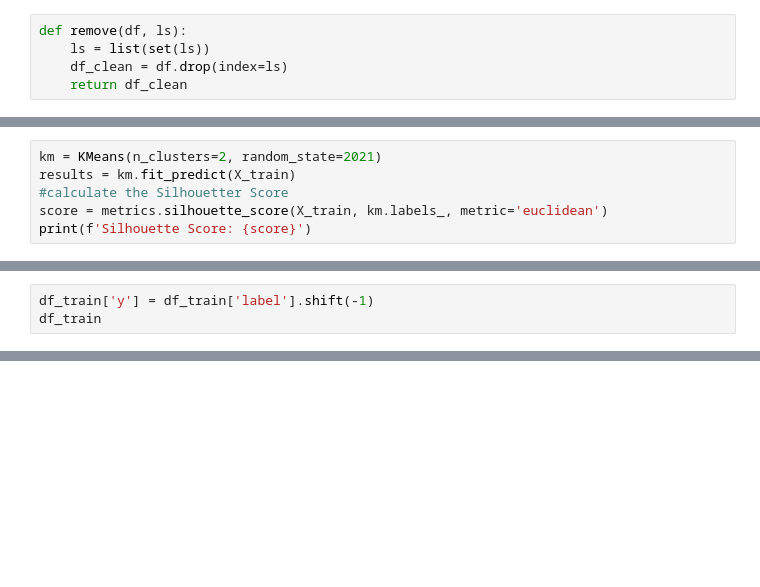
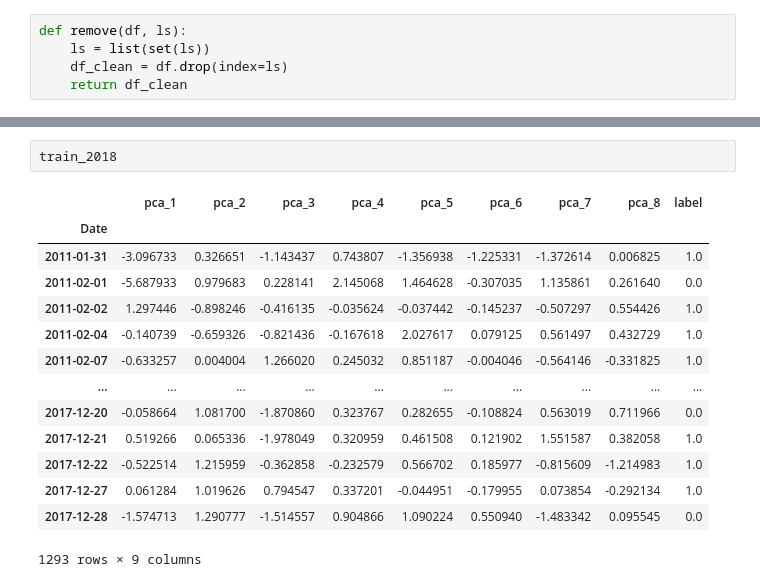
Before and after one commit to Vaanke/IAQF22, a Jupyter notebook: IAQF.ipynb, the cells around one changed output, grey strips where cells are left out. Drawn from its saved outputs; the diff is of its cells as text; blank space fills up the shorter version.

```diff
--- a/IAQF.ipynb
+++ b/IAQF.ipynb
@@ -173,6 +31,0 @@ X_test = df_test.loc[:, 'pca_1':'pca_8']
-# %%
-km = KMeans(n_clusters=2, random_state=2021)
-results = km.fit_predict(X_train)
-#calculate the Silhouetter Score
-score = metrics.silhouette_score(X_train, km.labels_, metric='euclidean')
-print(f'Silhouette Score: {score}')
@@ -189,3 +31,0 @@ See the caveats in the documentation: https://pandas.pydata.org/pandas-docs/stab
-# %%
-df_train['y'] = df_train['label'].shift(-1)
-df_train
@@ -243,0 +99,17 @@ df_datarobot_test.to_csv('df_datarobot_test.csv')
+# %%
+train_2018
+# %% [output]
+|  | pca_1 | pca_2 | pca_3 | pca_4 | pca_5 | pca_6 | pca_7 | pca_8 | label |
+| Date |  |  |  |  |  |  |  |  |  |
+| 2011-01-31 | -3.096733 | 0.326651 | -1.143437 | 0.743807 | -1.356938 | -1.225331 | -1.372614 | 0.006825 | 1.0 |
+| 2011-02-01 | -5.687933 | 0.979683 | 0.228141 | 2.145068 | 1.464628 | -0.307035 | 1.135861 | 0.261640 | 0.0 |
+| 2011-02-02 | 1.297446 | -0.898246 | -0.416135 | -0.035624 | -0.037442 | -0.145237 | -0.507297 | 0.554426 | 1.0 |
+| 2011-02-04 | -0.140739 | -0.659326 | -0.821436 | -0.167618 | 2.027617 | 0.079125 | 0.561497 | 0.432729 | 1.0 |
+| 2011-02-07 | -0.633257 | 0.004004 | 1.266020 | 0.245032 | 0.851187 | -0.004046 | -0.564146 | -0.331825 | 1.0 |
+| ... | ... | ... | ... | ... | ... | ... | ... | ... | ... |
+| 2017-12-20 | -0.058664 | 1.081700 | -1.870860 | 0.323767 | 0.282655 | -0.108824 | 0.563019 | 0.711966 | 0.0 |
+| 2017-12-21 | 0.519266 | 0.065336 | -1.978049 | 0.320959 | 0.461508 | 0.121902 | 1.551587 | 0.382058 | 1.0 |
+| 2017-12-22 | -0.522514 | 1.215959 | -0.362858 | -0.232579 | 0.566702 | 0.185977 | -0.815609 | -1.214983 | 1.0 |
+| 2017-12-27 | 0.061284 | 1.019626 | 0.794547 | 0.337201 | -0.044951 | -0.179955 | 0.073854 | -0.292134 | 1.0 |
+| 2017-12-28 | -1.574713 | 1.290777 | -1.514557 | 0.904866 | 1.090224 | 0.550940 | -1.483342 | 0.095545 | 0.0 |
+1293 rows × 9 columns
```
Also changed, not shown: parts of 44 cells of this notebook.
